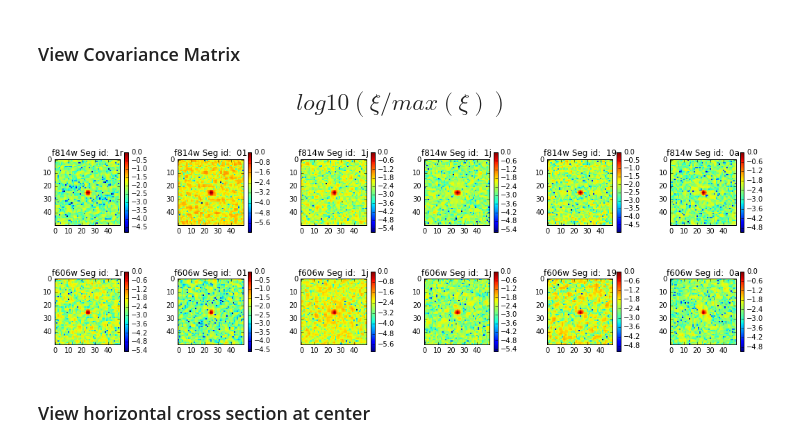
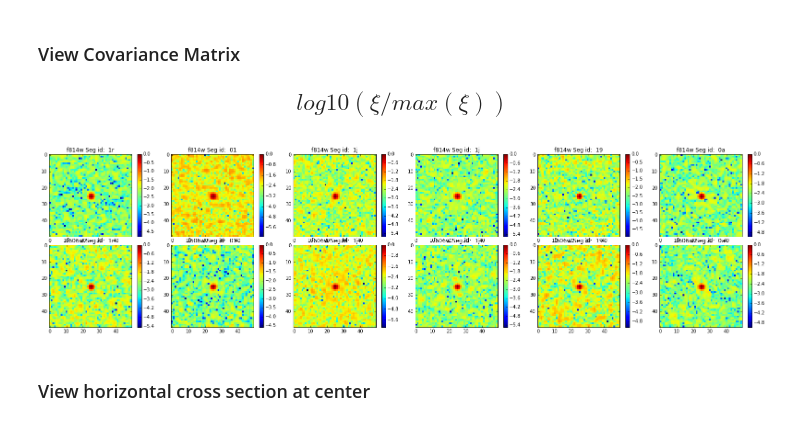
Before and after one commit to sowmyakth/true_gal_colors, a Jupyter notebook: check_empty_regions.ipynb, the cells around one changed output. Cells and saved outputs as stored; diff of their text form; code cells hidden in the pictures.

Commit message:
made images larger

```diff
--- a/check_empty_regions.ipynb
+++ b/check_empty_regions.ipynb
@@ -59,21 +59,21 @@ for f, filt in enumerate(filters):
 ### View Covariance Matrix
 ## $$log10(\xi/max(\xi))$$
 # %%
-plt.figure(1,figsize=[18,36])
-plt.subplots_adjust(wspace = 0.5)
-plt.subplots_adjust(hspace = 0.5)
+plt.figure(1,figsize=[28,42])
+plt.subplots_adjust(wspace = 0.1)
+plt.subplots_adjust(hspace = 0.1)
 count=1
 for f, filt in enumerate(filters):
     for i,num in enumerate(q[f]):
         plt.subplot(12,6,6*f+i+1)
         plt.imshow(xis_log[filt][i], interpolation ='none')
         plt.colorbar()
         plt.title(filt + ' Seg id: '+ ' '+ e_file['SEG'][q[f][i]])
         #plt.clim([-5.4,0])
         count+=1
 #plt.suptitle('$log10(\\xi/max(\\xi))$')
 # %% [output]
-[figure, old version]
+[figure, new version]
 # %% [markdown]
 ### View horizontal cross section at center
 # %%
```
Also changed, not shown: parts of 2 cells of this notebook.
